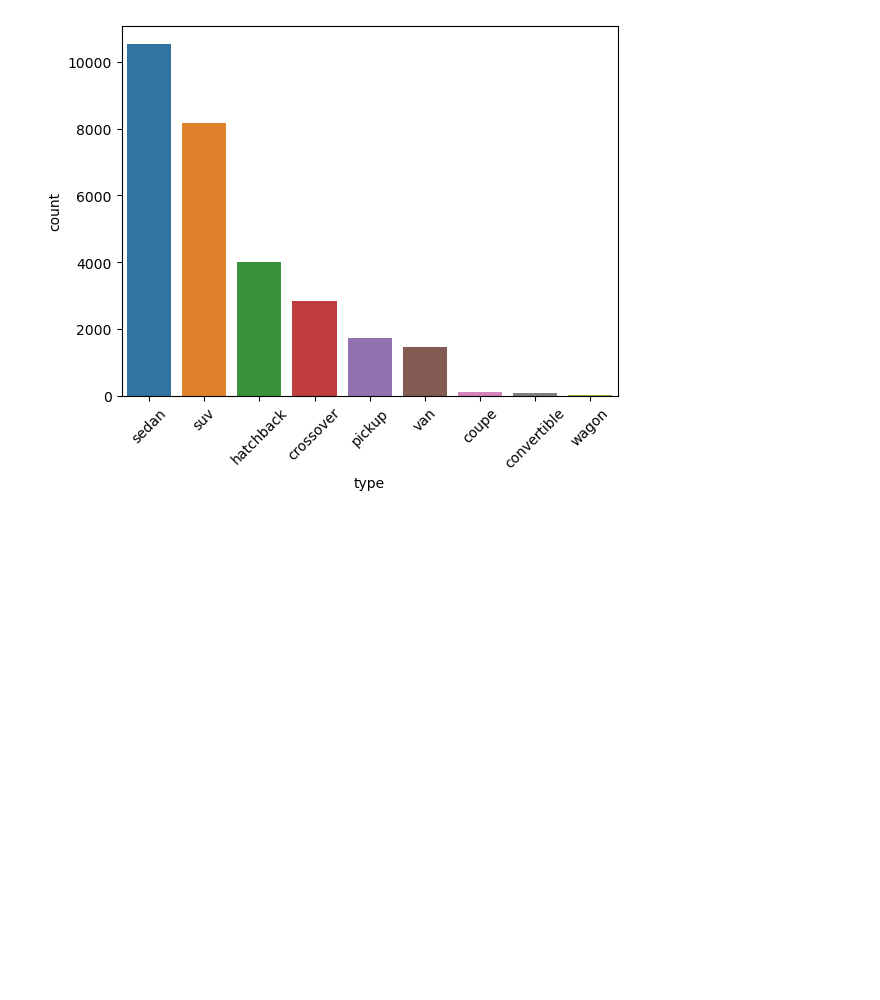
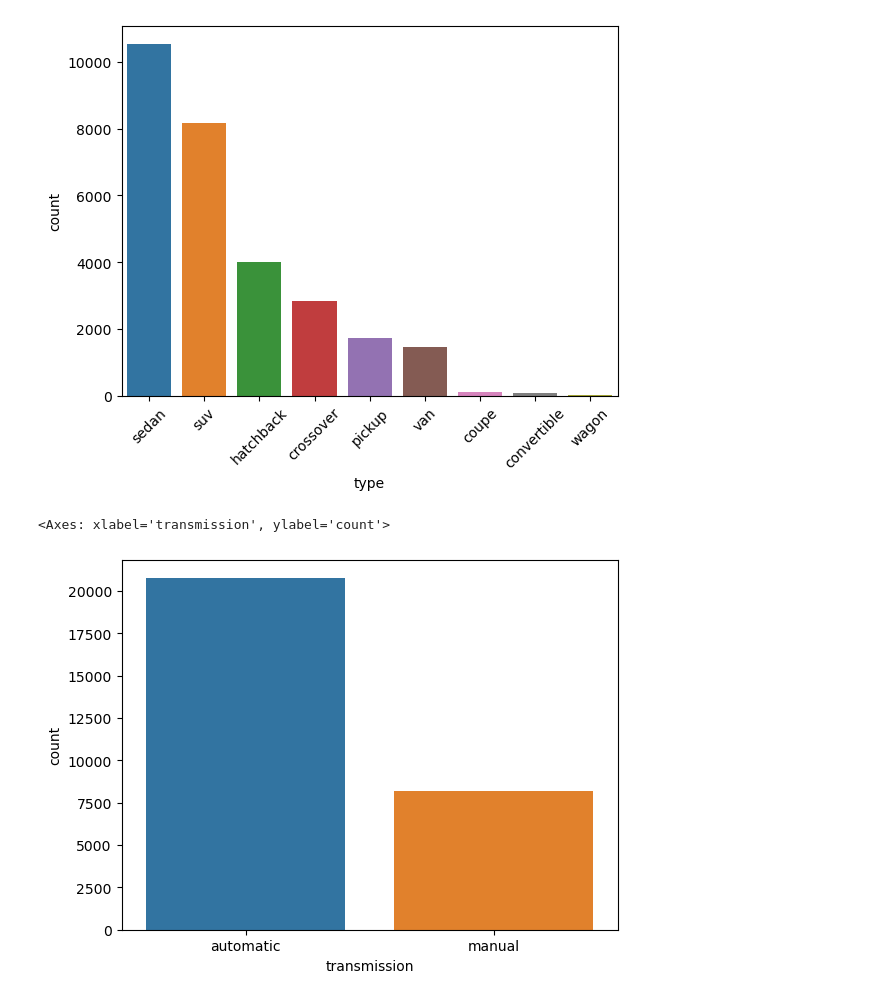
Before and after one commit to nguyenhaiduc06/used-car-price-prediction, a Jupyter notebook: source-code/eda.ipynb, the cells around one changed output. Saved outputs shown, nothing was run; the diff lists cells and outputs as text; code cells hidden in the pictures; blank space fills up the shorter version.

```diff
--- a/source-code/eda.ipynb
+++ b/source-code/eda.ipynb
@@ -16,3 +20,8 @@ sns.countplot(x='brand', data=df, order=df.brand.value_counts().iloc[:10].index)
 sns.countplot(x='type', data=df, order=df.type.value_counts().iloc[:10].index).tick_params(axis='x', rotation=45)
 # %% [output]
 [figure]
+# %%
+sns.countplot(x='transmission', data=df)
+# %% [output]
+<Axes: xlabel='transmission', ylabel='count'>
+[figure, added]
```
Also changed, not shown: parts of 9 cells of this notebook, 2 other files.
